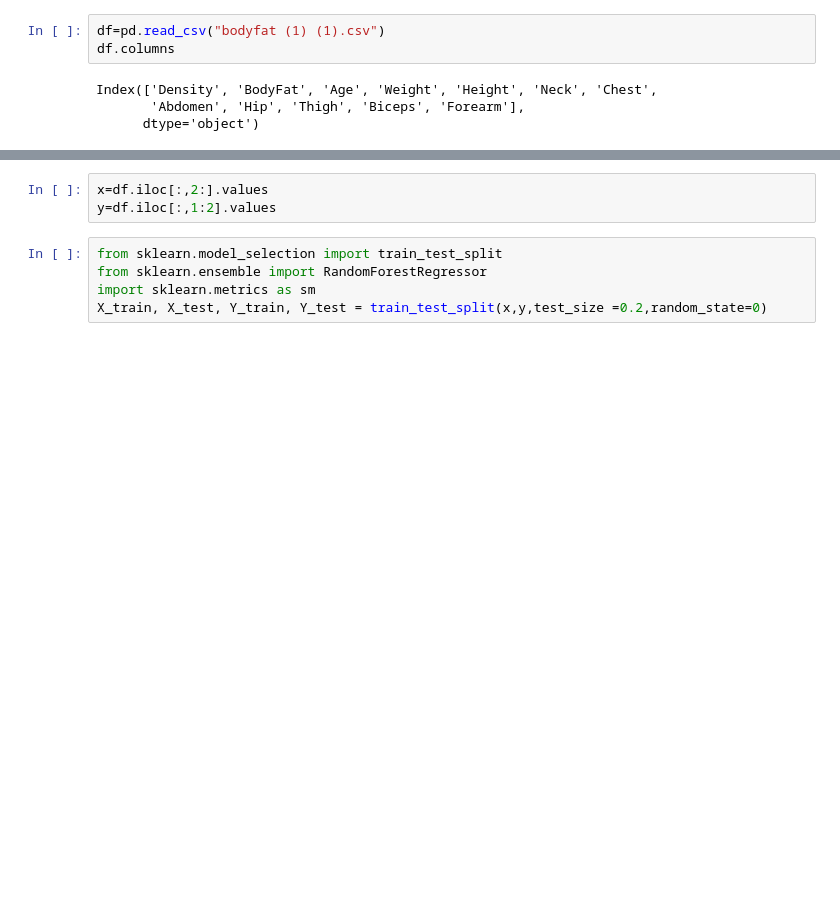
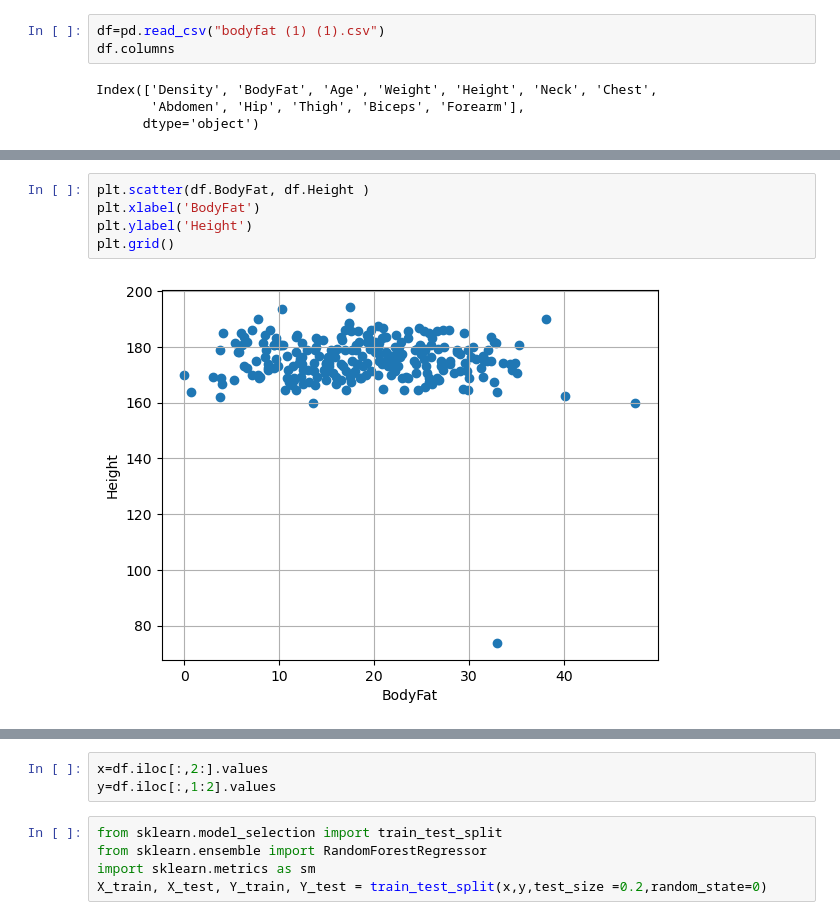
Before and after one commit to AdityaKanawade0565/Body-fat-percentage-estimation-, a Jupyter notebook: BodyFatRandomForest.ipynb, the cells around one changed output, grey strips where cells are left out. Cells and saved outputs as stored; diff of their text form; blank space fills up the shorter version.

```diff
--- a/BodyFatRandomForest.ipynb
+++ b/BodyFatRandomForest.ipynb
@@ -11,0 +47,7 @@ Index(['Density', 'BodyFat', 'Age', 'Weight', 'Height', 'Neck', 'Chest',
+# %%
+plt.scatter(df.BodyFat, df.Height )
+plt.xlabel('BodyFat')
+plt.ylabel('Height')
+plt.grid()
+# %% [output]
+[figure, added]
```
Also changed, not shown: parts of 8 cells of this notebook, 15 other files.
